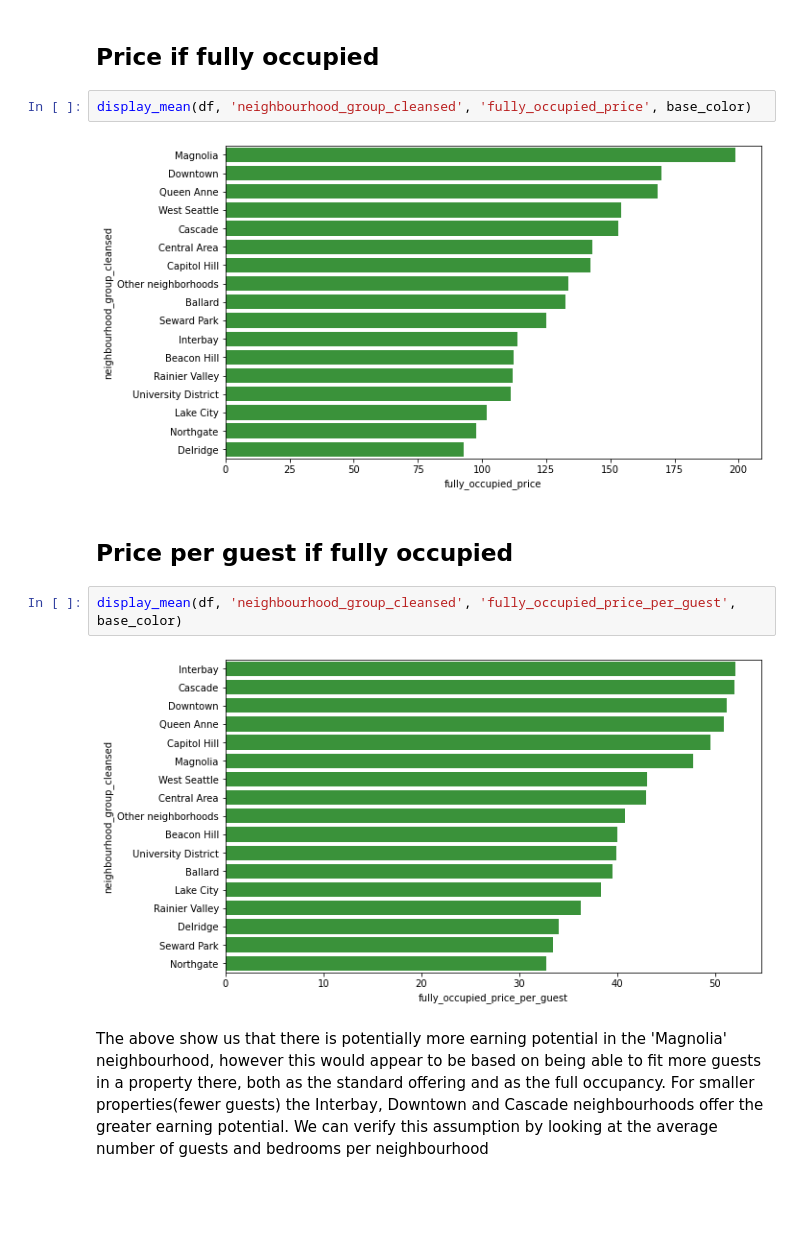
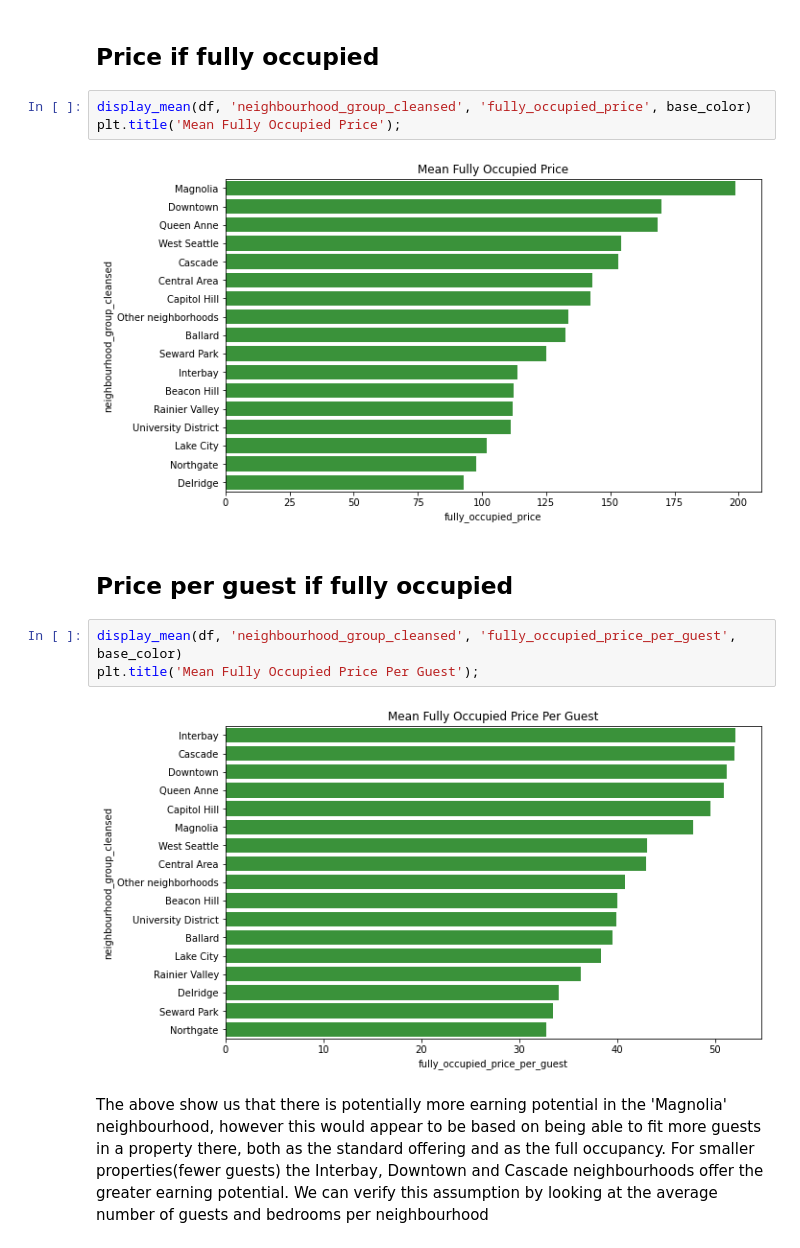
Before and after one commit to BrackyBrack/Data_Science_Project_1, a Jupyter notebook: Investigating Seattle AirBnB.ipynb, the cells around one changed output. Cells and saved outputs as stored; diff of their text form; blank space fills up the shorter version.

```diff
--- a/Investigating Seattle AirBnB.ipynb
+++ b/Investigating Seattle AirBnB.ipynb
@@ -99,14 +101,16 @@ display_mean(df, 'neighbourhood_group_cleansed', 'price_per_included_guest', bas
 ## Price if fully occupied
 # %%
 display_mean(df, 'neighbourhood_group_cleansed', 'fully_occupied_price', base_color)
+plt.title('Mean Fully Occupied Price');
 # %% [output]
-[figure, old version]
+[figure, new version]
 # %% [markdown]
 ## Price per guest if fully occupied
 # %%
 display_mean(df, 'neighbourhood_group_cleansed', 'fully_occupied_price_per_guest', base_color)
+plt.title('Mean Fully Occupied Price Per Guest');
 # %% [output]
-[figure, old version]
+[figure, new version]
 # %% [markdown]
 The above show us that there is potentially more earning potential in the 'Magnolia' neighbourhood, however this would appear to be based on being able to fit more guests in a property there, both as the standard offering and as the full occupancy. For smaller properties(fewer guests) the Interbay, Downtown and Cascade neighbourhoods offer the greater earning potential. We can verify this assumption by looking at the average number of guests and bedrooms per neighbourhood
 # %% [markdown]
```
Also changed, not shown: parts of 13 cells of this notebook.
